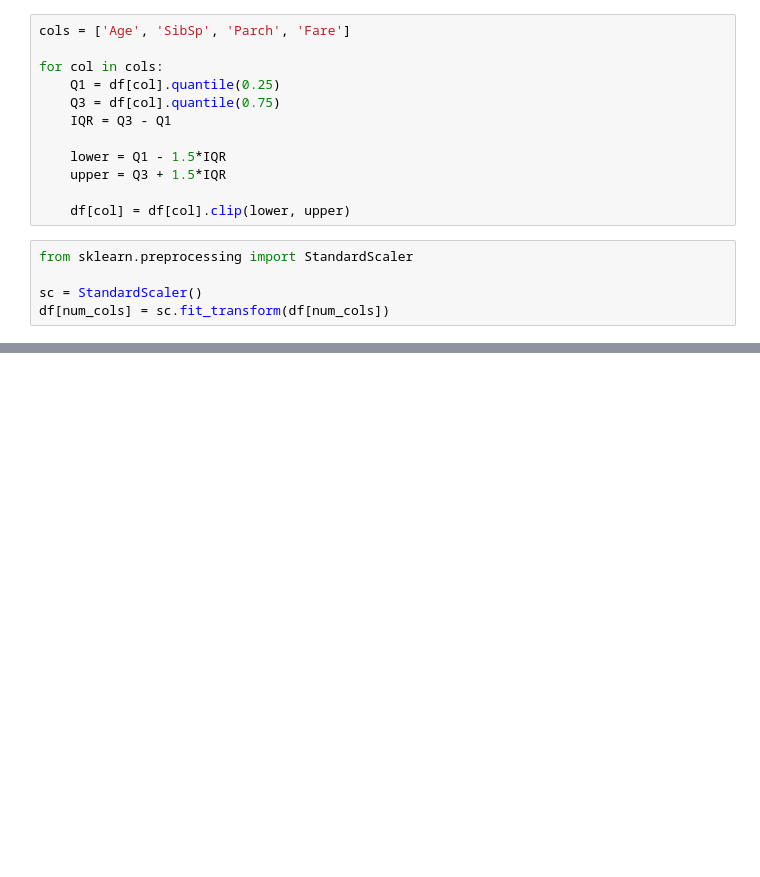
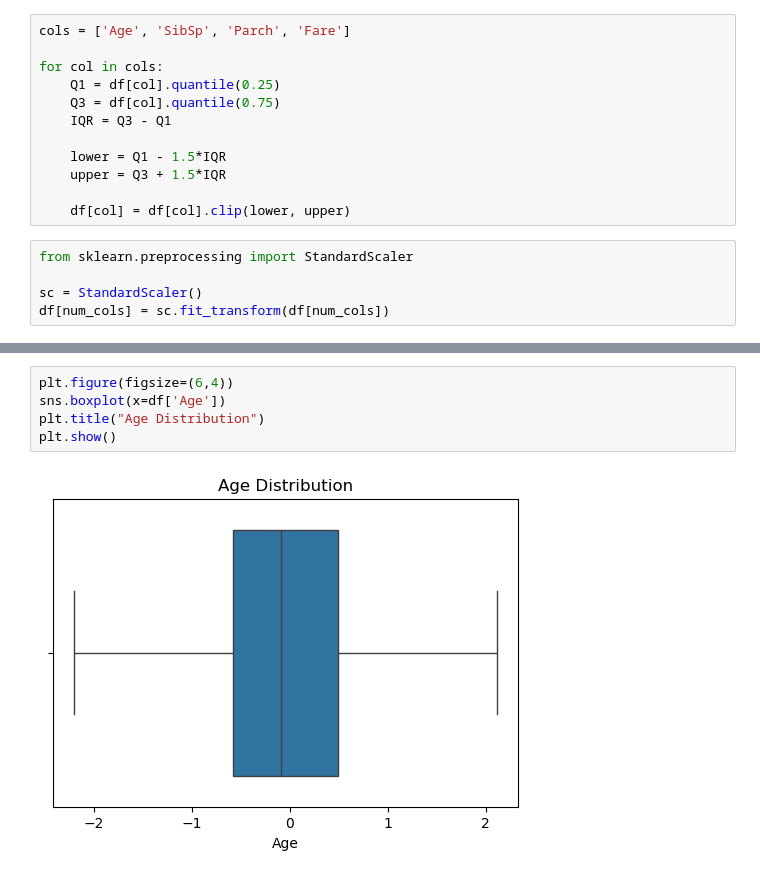
Before and after one commit to AanchalPandey16/Task, a Jupyter notebook: Data Cleaning & Preprocessing.ipynb, the cells around one changed output, grey strips where cells are left out. Saved outputs shown, nothing was run; the diff lists cells and outputs as text; blank space fills up the shorter version.

```diff
--- a/Data Cleaning & Preprocessing.ipynb
+++ b/Data Cleaning & Preprocessing.ipynb
@@ -193,0 +235,7 @@ df.head()
+# %%
+plt.figure(figsize=(6,4))
+sns.boxplot(x=df['Age'])
+plt.title("Age Distribution")
+plt.show()
+# %% [output]
+[figure, added]
```
Also changed, not shown: parts of 10 cells of this notebook.
